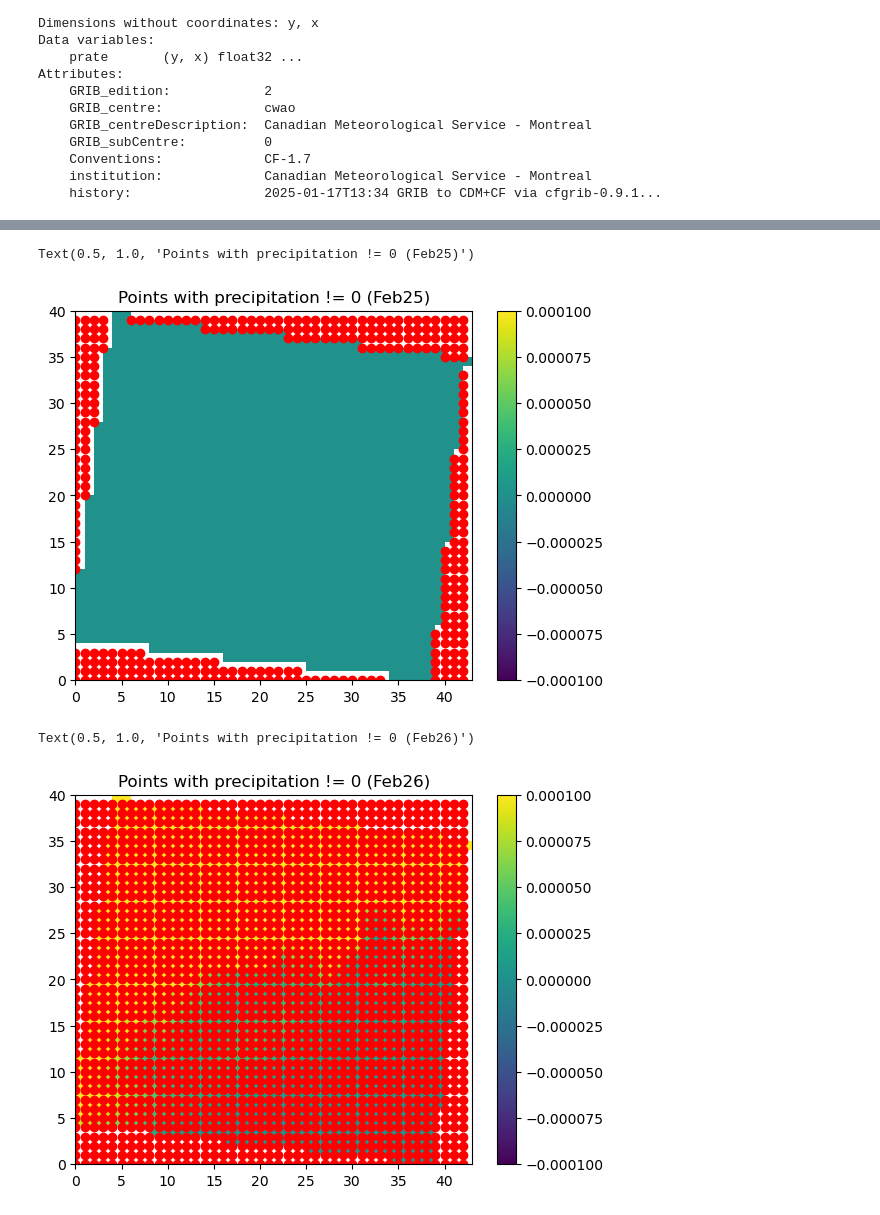
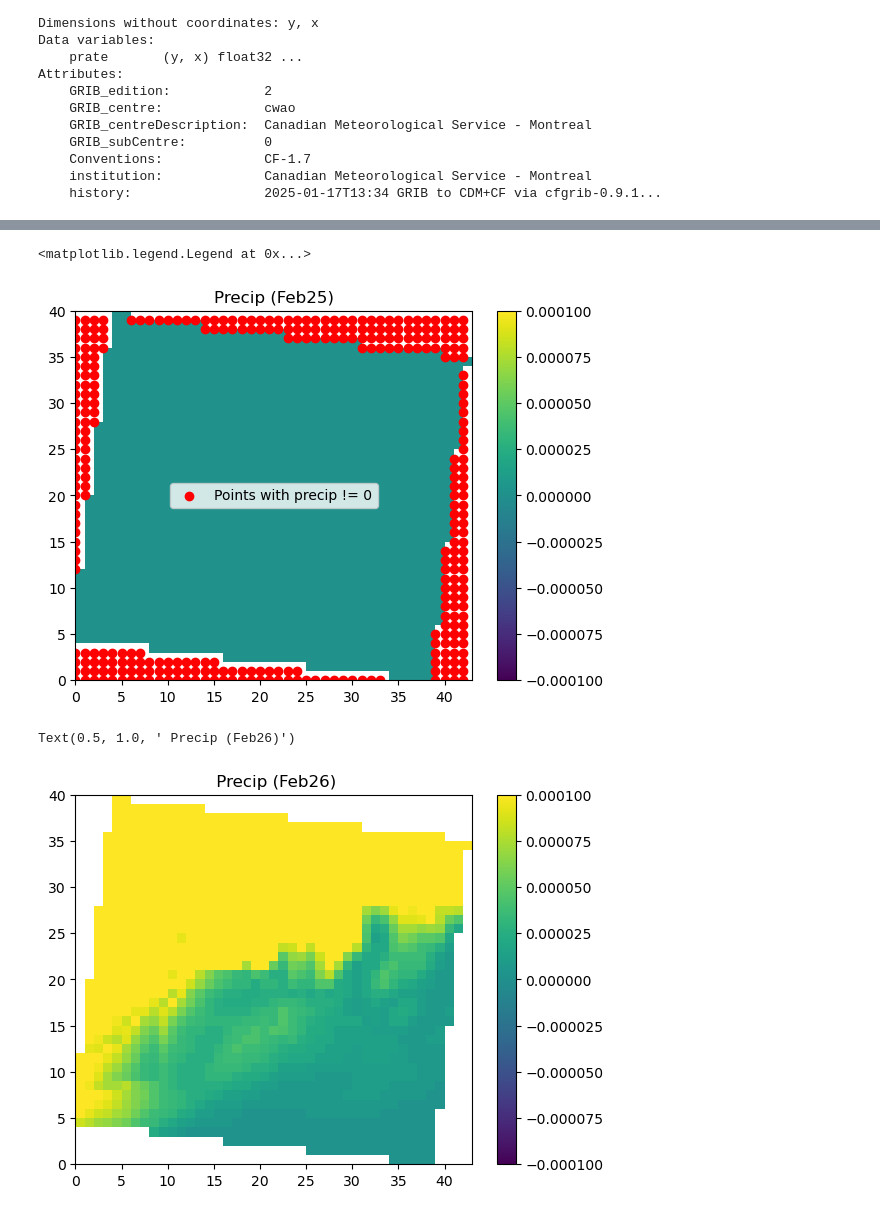
Before and after one commit to SalishSeaCast/analysis-camryn, a Jupyter notebook: notebooks/oae/CheckPrecip.ipynb, the cells around one changed output, grey strips where cells are left out. Drawn from its saved outputs; the diff is of its cells as text; code cells hidden in the pictures.

Commit message:
Check precipitation for 25feb and 26feb

```diff
--- a/notebooks/oae/CheckPrecip.ipynb
+++ b/notebooks/oae/CheckPrecip.ipynb
@@ -109,4 +85,7 @@ array([ 0,  1,  2,  3,  4,  5,  6,  7,  8,  9, 10, 11, 12, 13, 14, 15, 16,
 # %%
+YY,XX = np.where(Precip25feb23_short.prate !=0)
+XX
+
 fig,ax = plt.subplots()
 
 pc = ax.pcolormesh(Precip25feb23_short.prate)
@@ -116,23 +95,24 @@ cb = fig.colorbar(pc)
 for ii in range(len(XX)):
     plt.scatter(XX[ii],YY[ii],color='r')
 
-plt.title('Points with precipitation != 0 (Feb25)')
+plt.title('Precip (Feb25)')
+plt.legend(['Points with precip != 0'])
 # %% [output]
-Text(0.5, 1.0, 'Points with precipitation != 0 (Feb25)')
+<matplotlib.legend.Legend at 0x...>
-[figure, old version]
+[figure, new version]
 # %%
 YY,XX = np.where(Precip26feb23_short.prate !=0)
 
 fig,ax = plt.subplots()
 
 pc = ax.pcolormesh(Precip26feb23_short.prate)
 pc.set_clim(-0.0001, 0.0001)
 cb = fig.colorbar(pc)
 
-for ii in range(len(XX)):
-    plt.scatter(XX[ii],YY[ii],color='r')
+# for ii in range(len(XX)):
+#     plt.scatter(XX[ii],YY[ii],color='r')
 
-plt.title('Points with precipitation != 0 (Feb26)')
+plt.title(' Precip (Feb26)')
 # %% [output]
-Text(0.5, 1.0, 'Points with precipitation != 0 (Feb26)')
+Text(0.5, 1.0, ' Precip (Feb26)')
-[figure, old version]
+[figure, new version]
```
Also changed, not shown: parts of 2 cells of this notebook.
